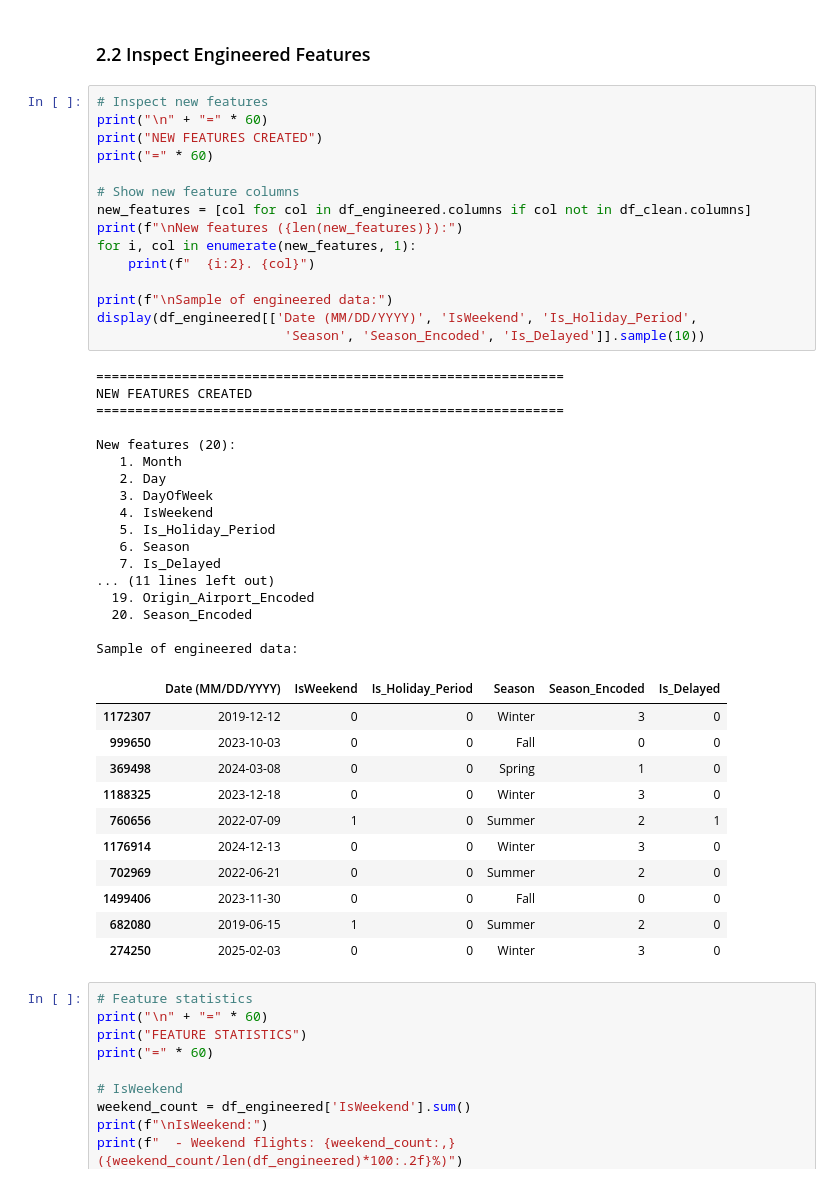
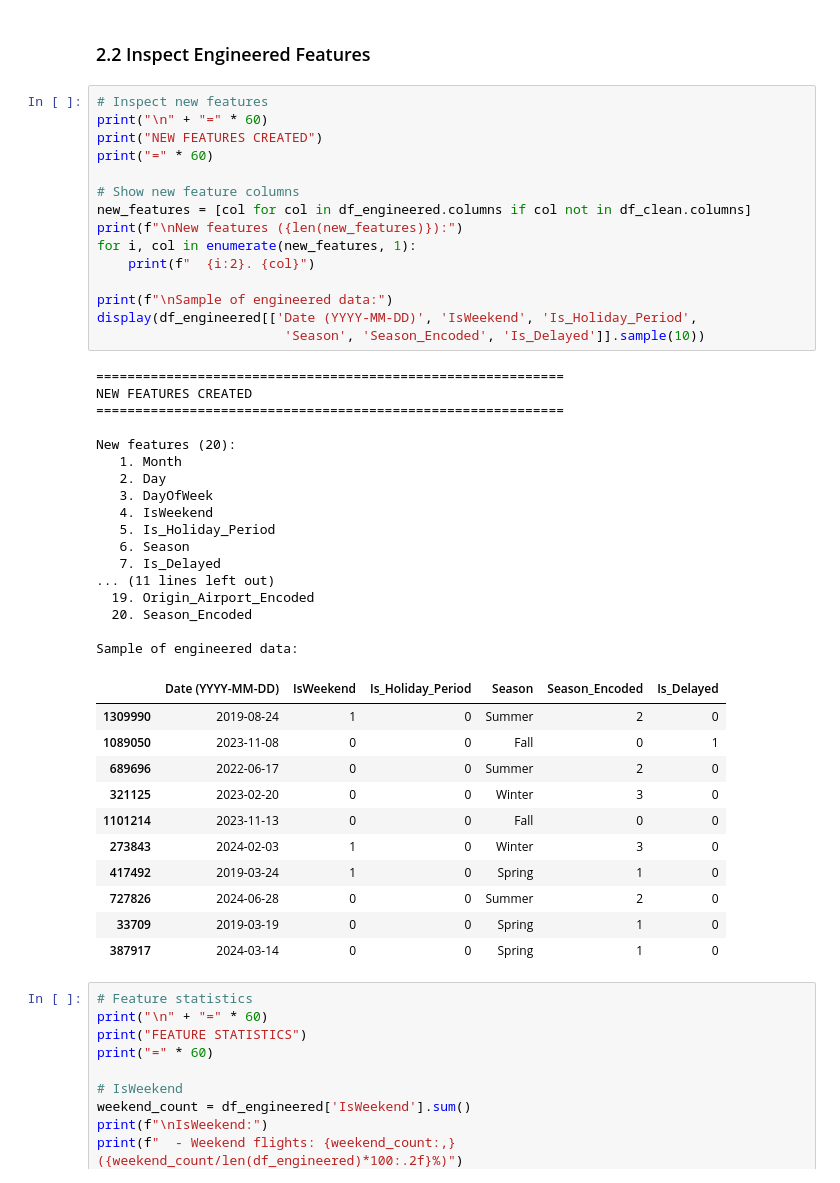
Before and after one commit to rjrichie/flight-arrival-delay-analysis-ATL, a Jupyter notebook: notebooks/03_feature_engineering.ipynb, the cells around one changed output. Saved outputs shown, nothing was run; the diff lists cells and outputs as text.

```diff
--- a/notebooks/03_feature_engineering.ipynb
+++ b/notebooks/03_feature_engineering.ipynb
@@ -147,45 +147,45 @@ CREATING BASIC FEATURES
 print("\n" + "=" * 60)
 print("NEW FEATURES CREATED")
 print("=" * 60)
 
 # Show new feature columns
 new_features = [col for col in df_engineered.columns if col not in df_clean.columns]
 print(f"\nNew features ({len(new_features)}):")
 for i, col in enumerate(new_features, 1):
     print(f"  {i:2}. {col}")
 
 print(f"\nSample of engineered data:")
-display(df_engineered[['Date (MM/DD/YYYY)', 'IsWeekend', 'Is_Holiday_Period',
+display(df_engineered[['Date (YYYY-MM-DD)', 'IsWeekend', 'Is_Holiday_Period',
                         'Season', 'Season_Encoded', 'Is_Delayed']].sample(10))
 # %% [output]
 ============================================================
 NEW FEATURES CREATED
 ============================================================
 
 New features (20):
    1. Month
    2. Day
    3. DayOfWeek
    4. IsWeekend
    5. Is_Holiday_Period
    6. Season
    7. Is_Delayed
 ... (11 lines left out)
   19. Origin_Airport_Encoded
   20. Season_Encoded
 
 Sample of engineered data:
-|  | Date (MM/DD/YYYY) | IsWeekend | Is_Holiday_Period | Season | Season_Encoded | Is_Delayed |
-| 1172307 | 2019-12-12 | 0 | 0 | Winter | 3 | 0 |
-| 999650 | 2023-10-03 | 0 | 0 | Fall | 0 | 0 |
-| 369498 | 2024-03-08 | 0 | 0 | Spring | 1 | 0 |
-| 1188325 | 2023-12-18 | 0 | 0 | Winter | 3 | 0 |
-| 760656 | 2022-07-09 | 1 | 0 | Summer | 2 | 1 |
-| 1176914 | 2024-12-13 | 0 | 0 | Winter | 3 | 0 |
-| 702969 | 2022-06-21 | 0 | 0 | Summer | 2 | 0 |
-| 1499406 | 2023-11-30 | 0 | 0 | Fall | 0 | 0 |
-| 682080 | 2019-06-15 | 1 | 0 | Summer | 2 | 0 |
-| 274250 | 2025-02-03 | 0 | 0 | Winter | 3 | 0 |
+|  | Date (YYYY-MM-DD) | IsWeekend | Is_Holiday_Period | Season | Season_Encoded | Is_Delayed |
+| 1309990 | 2019-08-24 | 1 | 0 | Summer | 2 | 0 |
+| 1089050 | 2023-11-08 | 0 | 0 | Fall | 0 | 1 |
+| 689696 | 2022-06-17 | 0 | 0 | Summer | 2 | 0 |
+| 321125 | 2023-02-20 | 0 | 0 | Winter | 3 | 0 |
+| 1101214 | 2023-11-13 | 0 | 0 | Fall | 0 | 0 |
+| 273843 | 2024-02-03 | 1 | 0 | Winter | 3 | 0 |
+| 417492 | 2019-03-24 | 1 | 0 | Spring | 1 | 0 |
+| 727826 | 2024-06-28 | 0 | 0 | Summer | 2 | 0 |
+| 33709 | 2019-03-19 | 0 | 0 | Spring | 1 | 0 |
+| 387917 | 2024-03-14 | 0 | 0 | Spring | 1 | 0 |
 # %%
 # Feature statistics
 print("\n" + "=" * 60)
```
Also changed, not shown: parts of 1 cell of this notebook.
